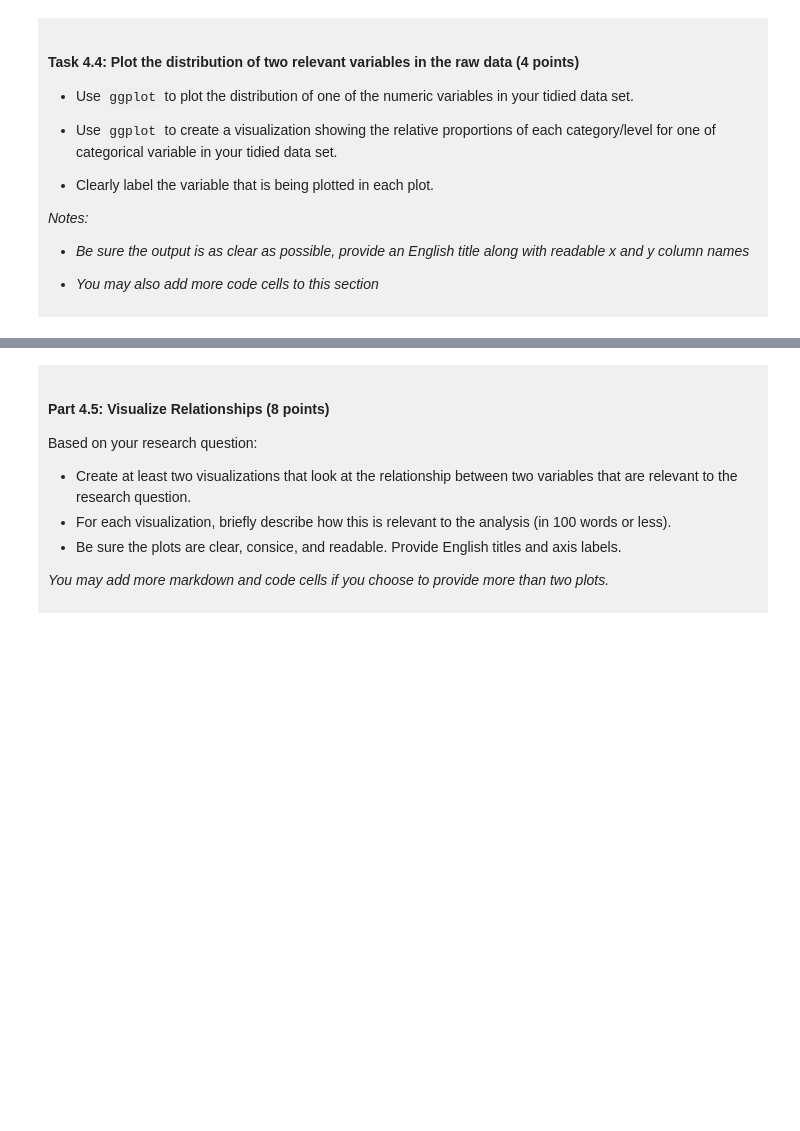
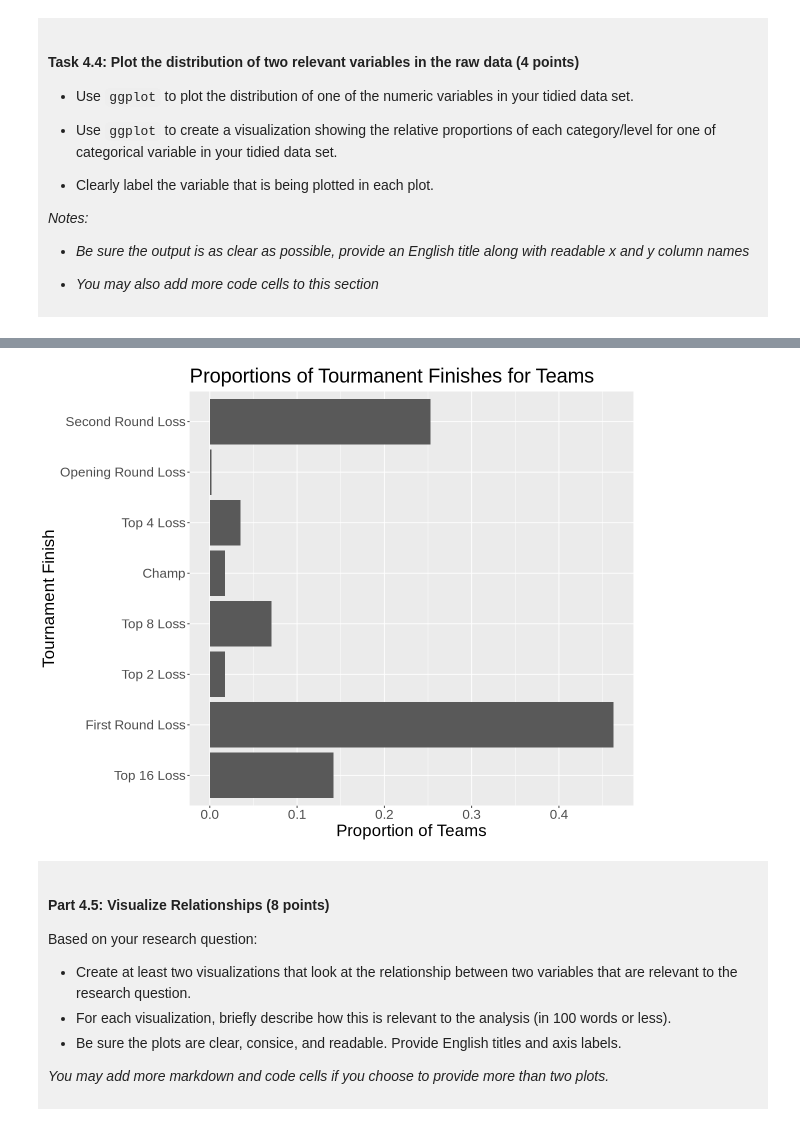
Before and after one commit to hzehr/dsci-100-project-helen-zehr, a Jupyter notebook: dsci-100-project-notebook.ipynb, the cells around one changed output, grey strips where cells are left out. Drawn from its saved outputs; the diff is of its cells as text; code cells hidden in the pictures; blank space fills up the shorter version.

```diff
--- a/dsci-100-project-notebook.ipynb
+++ b/dsci-100-project-notebook.ipynb
@@ -301,5 +369,25 @@ You will refine your research question (if needed) and produce a tidy data set.
 # %%
-### EDIT THIS CODE CELL FOR PLOT 2 ###
+options(repr.plot.height=8, repr.plot.width=10)#change size of plot so title fits above it
+proportion_plot<- tidy_basketball_data|>
+                    mutate(tourney_finish = fct_recode(tourney_finish,
+                    "Second Round Loss" = "second_round_loss",
+                    "Opening Round Loss" = "opening_round_loss",
+                    "Top 4 Loss" = "top_4_loss",
+                    "Champ" = "champ",
+                    "Top 8 Loss" = "top_8_loss",
+                    "Top 2 Loss" = "top_2_loss",
+                    "First Round Loss" = "first_round_loss",
+                    "Top 16 Loss" = "top_16_loss"))|> #rename of the groups for the tournemnt finish categorical variable so they are human-readable
+                    ggplot(aes(y=tourney_finish))+ #Create a plot for Proportions of Tournament Finish, switch the x and y axis so the labels fit
+                    geom_bar(aes(x = after_stat(count / sum(count)))) + #use a bar graph and use after_stat() to can culte propotions based on the counts for each group *used source*
+                    labs(title= "Proportions of Tourmanent Finishes for Teams",
+                            x="Proportion of Teams",
+                            y= "Tournament Finish")+ #Human-readable titles
+                    theme(text=element_text(size=20)) #change the text size
+
+proportion_plot
+# %% [output]
+[figure, added]
 # %% [markdown]
 <div style="background-color: #f0f0f0; padding: 10px;">
 
```
Also changed, not shown: parts of 12 cells of this notebook.
